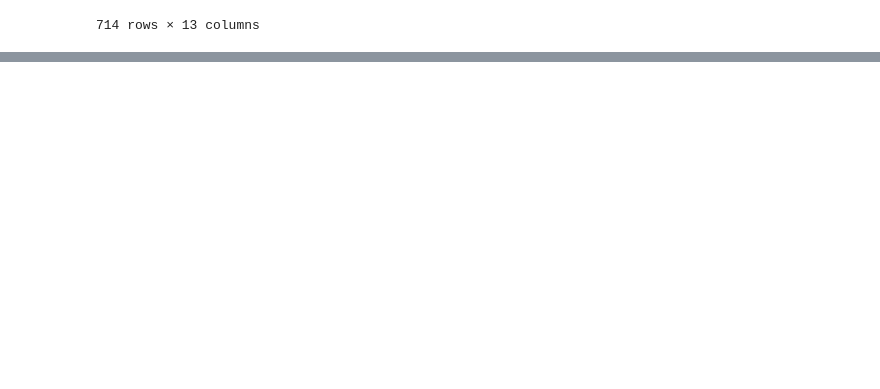
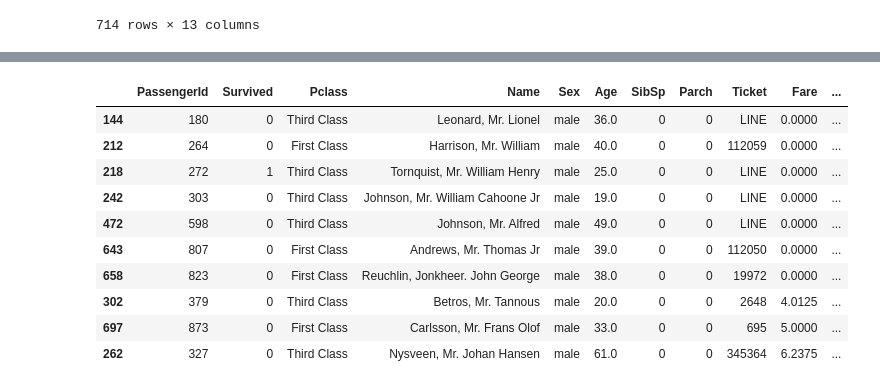
Before and after one commit to VincentG03/Data-Science-Syntax, a Jupyter notebook: pandas.ipynb, the cells around one changed output, grey strips where cells are left out. Saved outputs shown, nothing was run; the diff lists cells and outputs as text; code cells hidden in the pictures; blank space fills up the shorter version.

```diff
--- a/pandas.ipynb
+++ b/pandas.ipynb
@@ -1089,0 +1212,14 @@ df
+# %%
+df.nsmallest(n = 10, columns = 'Fare')
+# %% [output]
+|  | PassengerId | Survived | Pclass | Name | Sex | Age | SibSp | Parch | Ticket | Fare | ... |
+| 144 | 180 | 0 | Third Class | Leonard, Mr. Lionel | male | 36.0 | 0 | 0 | LINE | 0.0000 | ... |
+| 212 | 264 | 0 | First Class | Harrison, Mr. William | male | 40.0 | 0 | 0 | 112059 | 0.0000 | ... |
+| 218 | 272 | 1 | Third Class | Tornquist, Mr. William Henry | male | 25.0 | 0 | 0 | LINE | 0.0000 | ... |
+| 242 | 303 | 0 | Third Class | Johnson, Mr. William Cahoone Jr | male | 19.0 | 0 | 0 | LINE | 0.0000 | ... |
+| 472 | 598 | 0 | Third Class | Johnson, Mr. Alfred | male | 49.0 | 0 | 0 | LINE | 0.0000 | ... |
+| 643 | 807 | 0 | First Class | Andrews, Mr. Thomas Jr | male | 39.0 | 0 | 0 | 112050 | 0.0000 | ... |
+| 658 | 823 | 0 | First Class | Reuchlin, Jonkheer. John George | male | 38.0 | 0 | 0 | 19972 | 0.0000 | ... |
+| 302 | 379 | 0 | Third Class | Betros, Mr. Tannous | male | 20.0 | 0 | 0 | 2648 | 4.0125 | ... |
+| 697 | 873 | 0 | First Class | Carlsson, Mr. Frans Olof | male | 33.0 | 0 | 0 | 695 | 5.0000 | ... |
+| 262 | 327 | 0 | Third Class | Nysveen, Mr. Johan Hansen | male | 61.0 | 0 | 0 | 345364 | 6.2375 | ... |
```
Also changed, not shown: parts of 22 cells of this notebook.
